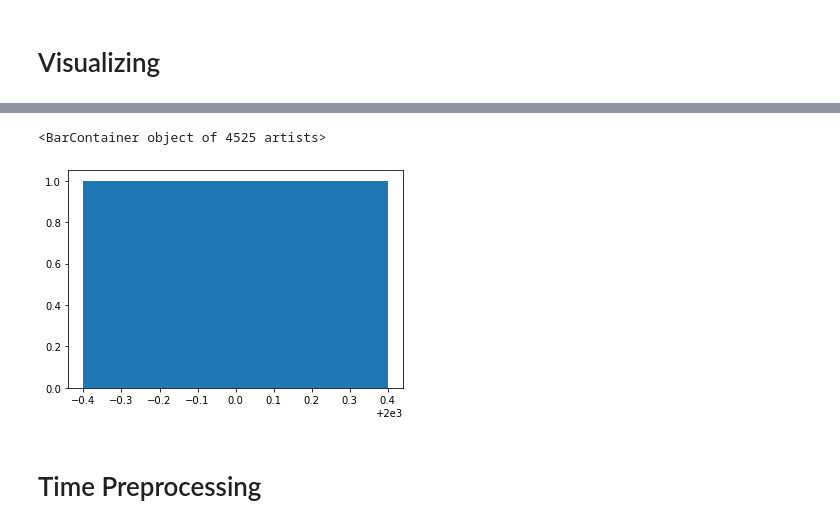
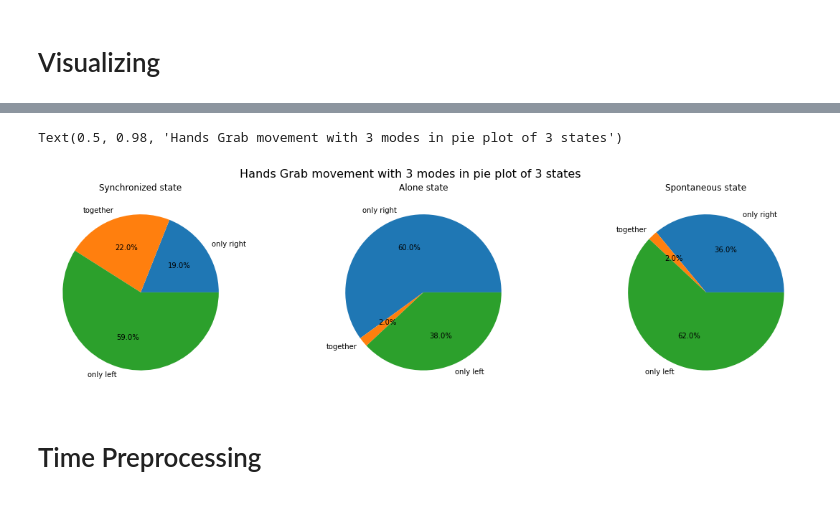
Before and after one commit to Jon400/DataVisualization, a Jupyter notebook: Hands_Motion.ipynb, the cells around one changed output, grey strips where cells are left out. Saved outputs shown, nothing was run; the diff lists cells and outputs as text; code cells hidden in the pictures.

```diff
--- a/Hands_Motion.ipynb
+++ b/Hands_Motion.ipynb
@@ -117,11 +117,35 @@ Text(0.5, 0.98, 'Hands positions in 2D plot of y and x axis of 3 states')
-# %%
-df = data_sync[(data_sync[" Pinch Strength_x"] > 0) | (data_sync[" Pinch Strength_y"] > 0)]
-df = df.sample(10)
-plt.bar( 2000, data_sync[" Pinch Strength_x"], label ="dd")
-#plt.bar(data_sync["Time"], data_sync[" Pinch Strength_y"], label ="df")
-# %% [output]
-<BarContainer object of 4525 artists>
-[figure, removed]
+# %%
+df_sync = data_sync[(data_sync[" Grab Strenth_x"] > 0.5) | (data_sync[" Grab Strenth_y"] > 0.5)]
+df_sync = df_sync.sample(100, random_state = 42)
+df_alone = data_alone[(data_alone[" Grab Strenth_x"] > 0.5) | (data_alone[" Grab Strenth_y"] > 0.5)]
+df_alone = df_alone.sample(100,random_state = 42)
+df_spontan = data_spontan[(data_spontan[" Grab Strenth_x"] > 0.5) | (data_spontan[" Grab Strenth_y"] > 0.5)]
+df_spontan = df_spontan.sample(100,random_state = 42)
+fig, axs = plt.subplots(nrows=1, ncols=3, figsize=(20,5))
+axs = np.atleast_2d(axs)
+axs[0, 0].pie([df_sync[(df_sync[" Grab Strenth_x"] > 0.5) & (df_sync[" Grab Strenth_y"] <= 0.5)].shape[0],
+              df_sync[(df_sync[" Grab Strenth_x"] > 0.5) & (df_sync[" Grab Strenth_y"] > 0.5)].shape[0],
+              df_sync[(df_sync[" Grab Strenth_x"] <= 0.5) & (df_sync[" Grab Strenth_y"] > 0.5)].shape[0]],
+               labels = ["only right", "together","only left"]
+             ,autopct='%1.1f%%')
+axs[0, 1].pie([df_alone[(df_alone[" Grab Strenth_x"] > 0.5) & (df_alone[" Grab Strenth_y"] <= 0.5)].shape[0],
+              df_alone[(df_alone[" Grab Strenth_x"] > 0.5) & (df_alone[" Grab Strenth_y"] > 0.5)].shape[0],
+              df_alone[(df_alone[" Grab Strenth_x"] <= 0.5) & (df_alone[" Grab Strenth_y"] > 0.5)].shape[0]],
+              labels = ["only right", "together","only left"]
+             ,autopct='%1.1f%%')
+axs[0, 2].pie([df_spontan[(df_spontan[" Grab Strenth_x"] > 0.5) & (df_spontan[" Grab Strenth_y"] <= 0.5)].shape[0],
+              df_spontan[(df_spontan[" Grab Strenth_x"] > 0.5) & (df_spontan[" Grab Strenth_y"] > 0.5)].shape[0],
+              df_spontan[(df_spontan[" Grab Strenth_x"] <= 0.5) & (df_spontan[" Grab Strenth_y"] > 0.5)].shape[0]],
+              labels = ["only right", "together","only left"]
+              ,autopct='%1.1f%%')
+#add titles
+axs[0, 0].set_title("Synchronized state")
+axs[0, 1].set_title("Alone state")
+axs[0, 2].set_title("Spontaneous state")
+fig.suptitle("Hands Grab movement with 3 modes in pie plot of 3 states", fontsize=16)
+# %% [output]
+Text(0.5, 0.98, 'Hands Grab movement with 3 modes in pie plot of 3 states')
+[figure, added]
 # %% [markdown]
 # Time Preprocessing
 # %%
```
Also changed, not shown: parts of 9 cells of this notebook, 4 other files.
